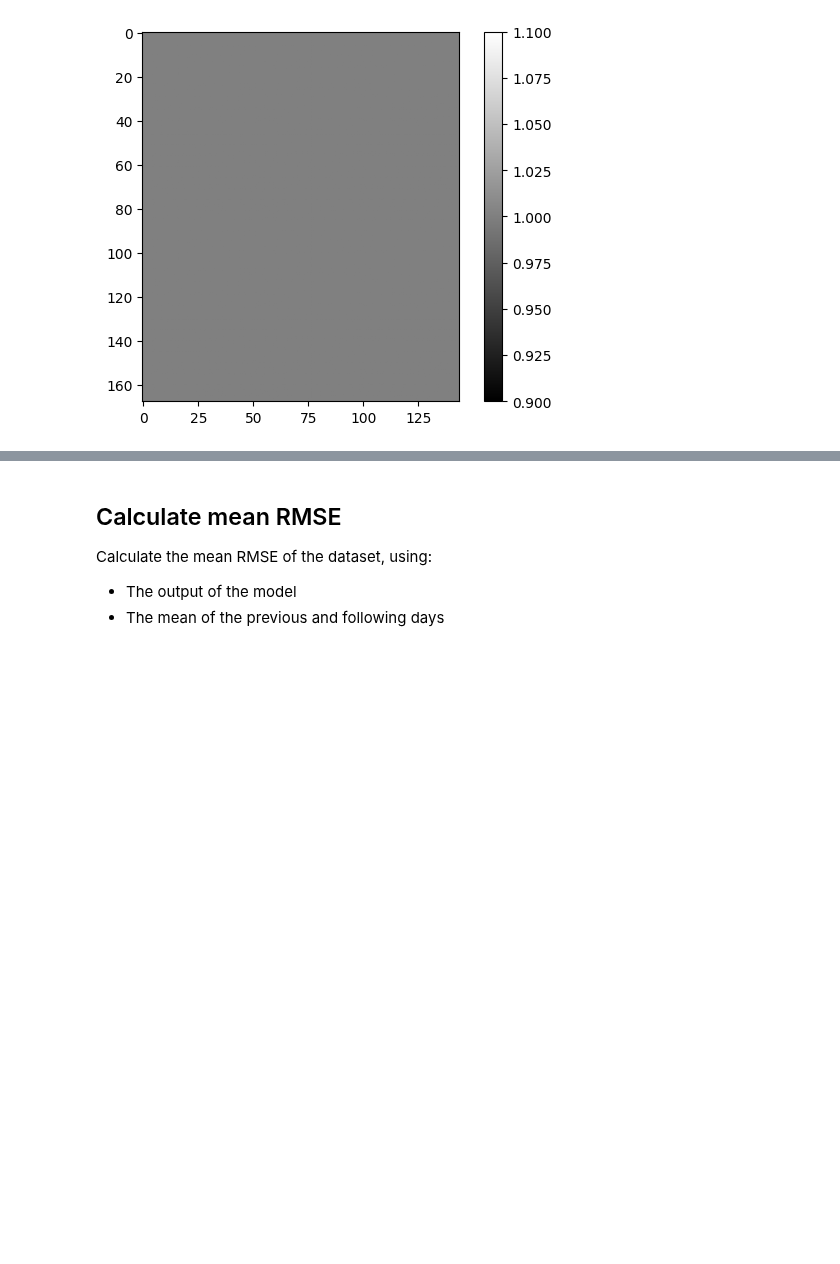
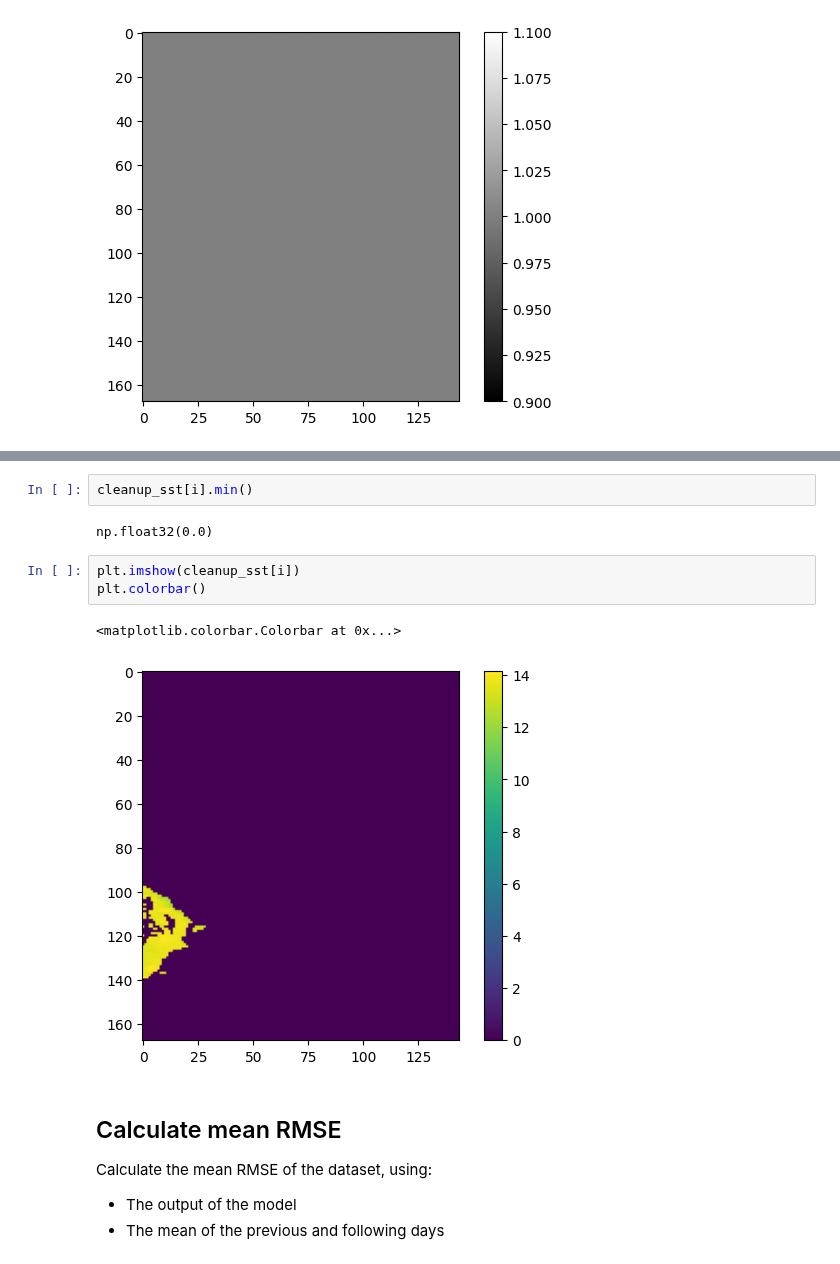
Before and after one commit to LisaDaVinchie/DINCAE.jl, a Jupyter notebook: data_analysis.ipynb, the cells around one changed output, grey strips where cells are left out. Saved outputs shown, nothing was run; the diff lists cells and outputs as text; blank space fills up the shorter version.

```diff
--- a/data_analysis.ipynb
+++ b/data_analysis.ipynb
@@ -139,3 +139,13 @@ plt.colorbar()
+# %%
+cleanup_sst[i].min()
+# %% [output]
+np.float32(0.0)
+# %%
+plt.imshow(cleanup_sst[i])
+plt.colorbar()
+# %% [output]
+<matplotlib.colorbar.Colorbar at 0x...>
+[figure, added]
 # %% [markdown]
 ## Calculate mean RMSE
 
```
Also changed, not shown: parts of 8 cells of this notebook.
